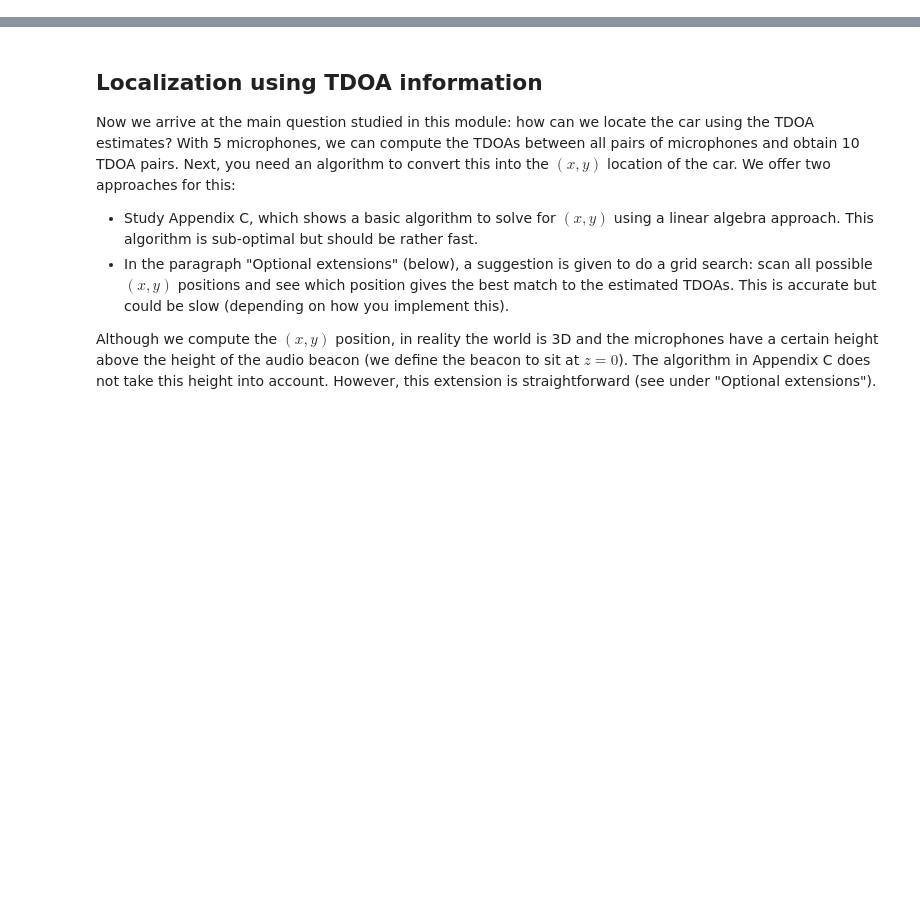
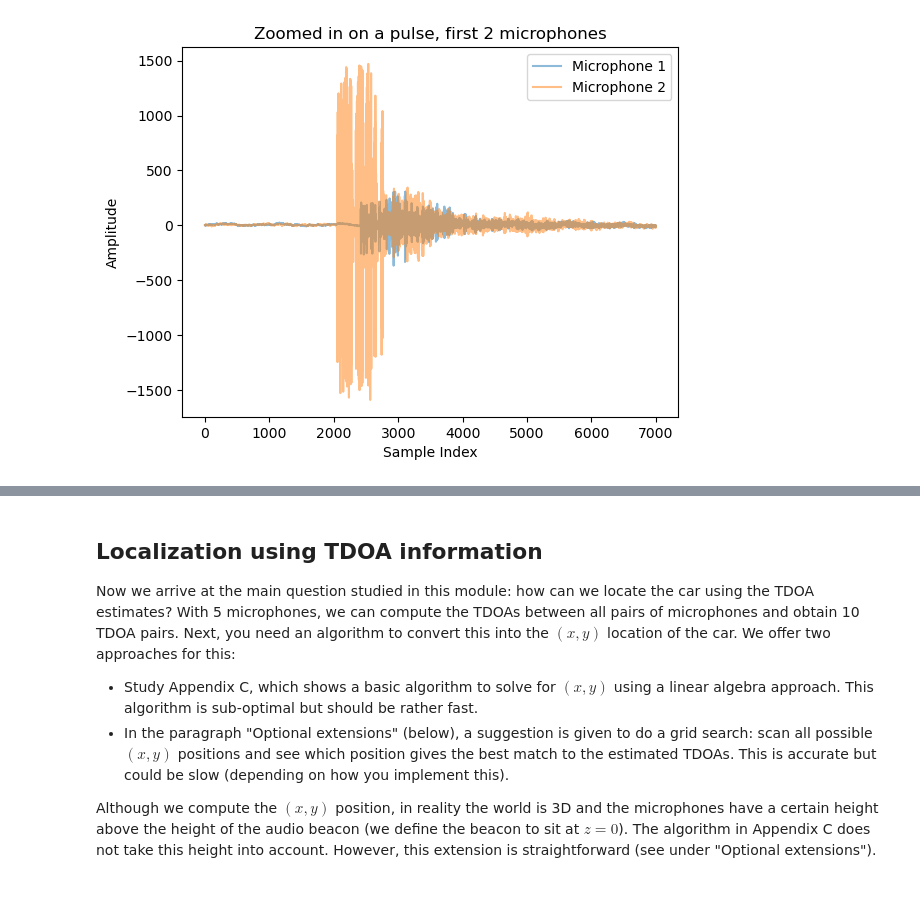
Before and after one commit to OpenEd-IP3/Book, a Jupyter notebook: 5 Module 3.ipynb, the cells around one changed output, grey strips where cells are left out. Saved outputs shown, nothing was run; the diff lists cells and outputs as text; code cells hidden in the pictures; blank space fills up the shorter version.

```diff
--- a/5 Module 3.ipynb
+++ b/5 Module 3.ipynb
@@ -311,0 +119,11 @@ of interest will be at the “large n” part of your estimate.
+# %%
+# Of one pulse, overlay the different microphones.
+plt.plot(recording[202000:209000, 0], alpha=0.5)
+plt.plot(recording[202000:209000, 1], alpha=0.5)
+plt.title("Zoomed in on a pulse, first 2 microphones")
+plt.xlabel("Sample Index")
+plt.ylabel("Amplitude")
+plt.legend(["Microphone 1", "Microphone 2"])
+plt.show()
+# %% [output]
+[figure, added]
```
Also changed, not shown: parts of 38 cells of this notebook.
